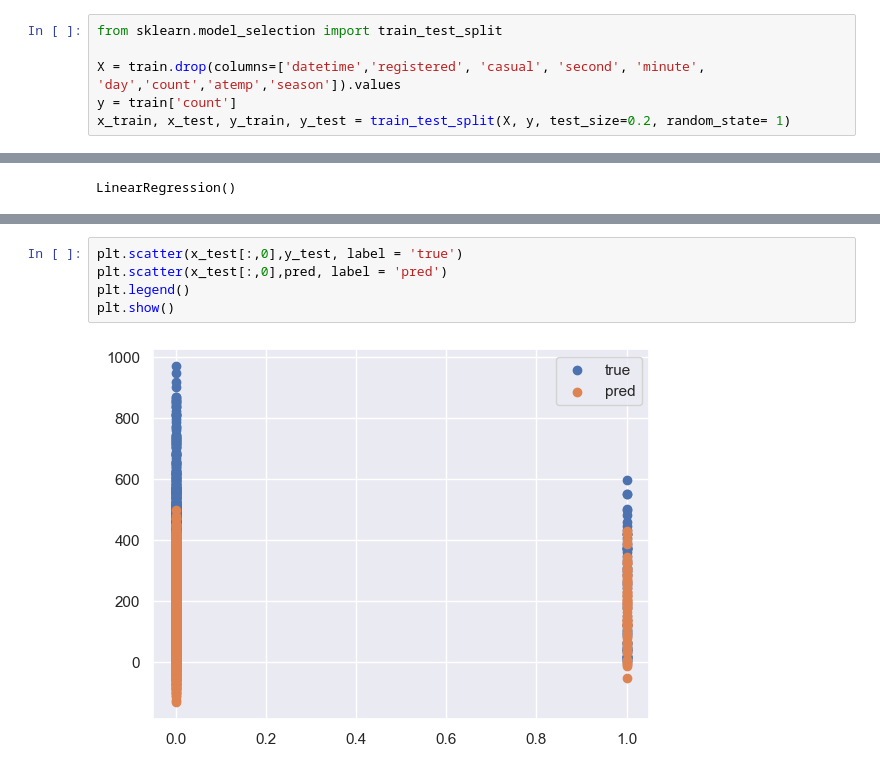
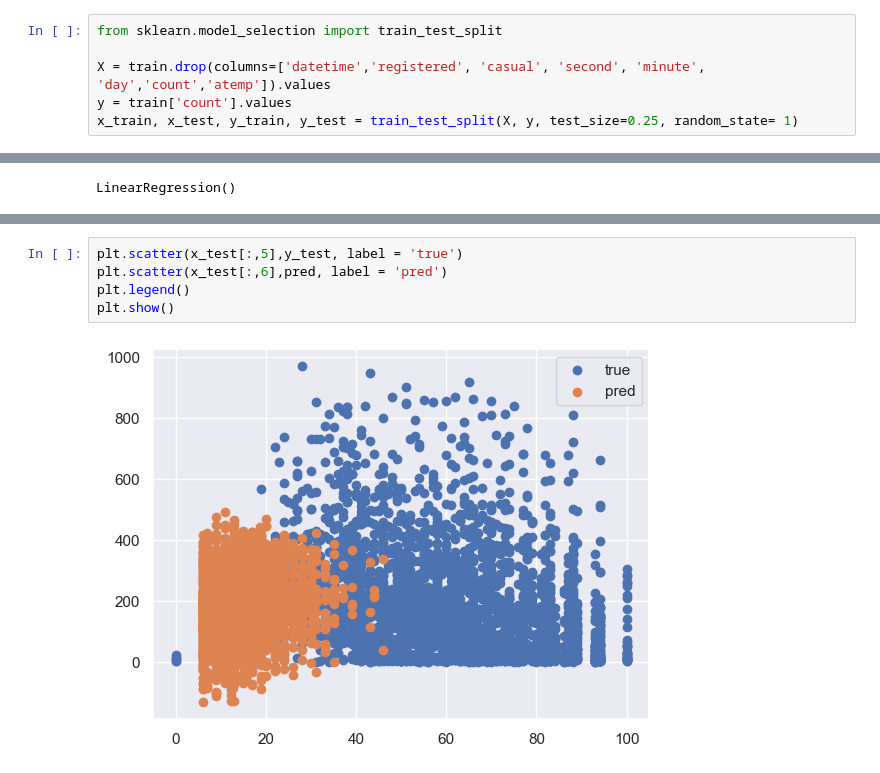
Before and after one commit to rurube/Aiffel_Online5, a Jupyter notebook: Exploration1/project2.ipynb, the cells around one changed output, grey strips where cells are left out. Saved outputs shown, nothing was run; the diff lists cells and outputs as text.

```diff
--- a/Exploration1/project2.ipynb
+++ b/Exploration1/project2.ipynb
@@ -108,6 +108,6 @@ train
 # %%
 from sklearn.model_selection import train_test_split
 
-X = train.drop(columns=['datetime','registered', 'casual', 'second', 'minute', 'day','count','atemp','season']).values
-y = train['count']
-x_train, x_test, y_train, y_test = train_test_split(X, y, test_size=0.2, random_state= 1)
+X = train.drop(columns=['datetime','registered', 'casual', 'second', 'minute', 'day','count','atemp']).values
+y = train['count'].values
+x_train, x_test, y_train, y_test = train_test_split(X, y, test_size=0.25, random_state= 1)
@@ -136,7 +168,7 @@ mse:21140.994819490123  rmse:145.39943197787989
 # %%
-plt.scatter(x_test[:,0],y_test, label = 'true')
-plt.scatter(x_test[:,0],pred, label = 'pred')
+plt.scatter(x_test[:,5],y_test, label = 'true')
+plt.scatter(x_test[:,6],pred, label = 'pred')
 plt.legend()
 plt.show()
 # %% [output]
-[figure, old version]
+[figure, new version]
```
Also changed, not shown: parts of 3 cells of this notebook, 3 other files.
